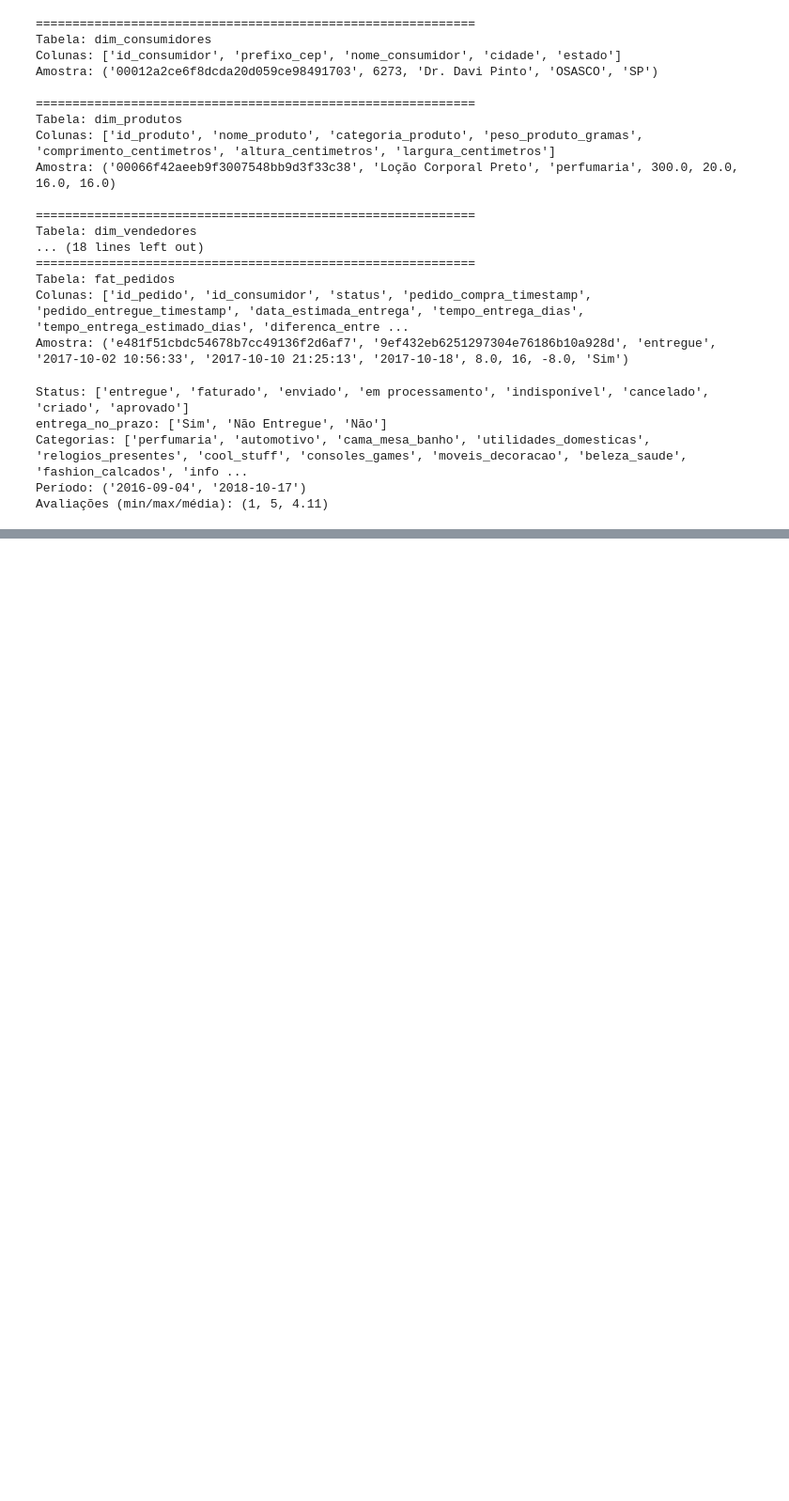
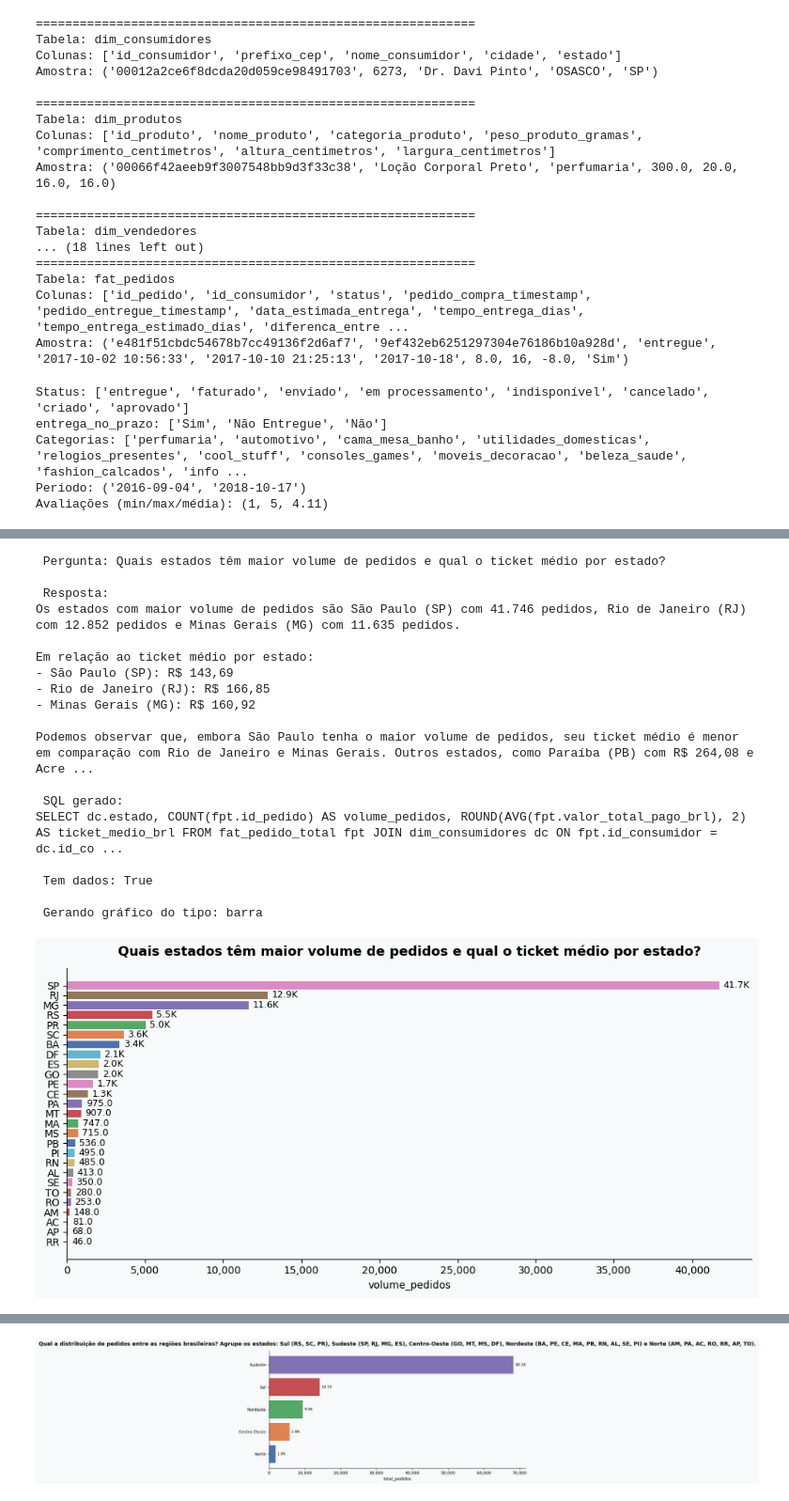
Before and after one commit to JRicLP/GenAI_Ecommerce-Agent, a Jupyter notebook: notebook.ipynb, the cells around one changed output, grey strips where cells are left out. Shown at 94% size. Saved outputs shown, nothing was run; the diff lists cells and outputs as text; code cells hidden in the pictures; blank space fills up the shorter version.

```diff
--- a/notebook.ipynb
+++ b/notebook.ipynb
@@ -125,0 +521,36 @@ Pedidos sem consumidor correspondente: 0
+# %%
+# 4 - Análise de consumidores:
+
+# Consulta 1:
+exibir_resposta('Quais estados têm maior volume de pedidos e qual o ticket médio por estado?')
+
+# Consulta 2:
+exibir_resposta('Quais estados têm maior atraso médio nas entregas para os consumidores?')
+
+# Consulta 3:
+exibir_resposta(
+    'Qual a distribuição de pedidos entre as regiões brasileiras? '
+    'Agrupe os estados: Sul (RS, SC, PR), Sudeste (SP, RJ, MG, ES), '
+    'Centro-Oeste (GO, MT, MS, DF), Nordeste (BA, PE, CE, MA, PB, RN, AL, SE, PI) '
+    'e Norte (AM, PA, AC, RO, RR, AP, TO).'
+)
+# %% [output]
+ Pergunta: Quais estados têm maior volume de pedidos e qual o ticket médio por estado?
+
+ Resposta:
+Os estados com maior volume de pedidos são São Paulo (SP) com 41.746 pedidos, Rio de Janeiro (RJ) com 12.852 pedidos e Minas Gerais (MG) com 11.635 pedidos.
+
+Em relação ao ticket médio por estado:
+- São Paulo (SP): R$ 143,69
+- Rio de Janeiro (RJ): R$ 166,85
+- Minas Gerais (MG): R$ 160,92
+
+Podemos observar que, embora São Paulo tenha o maior volume de pedidos, seu ticket médio é menor em comparação com Rio de Janeiro e Minas Gerais. Outros estados, como Paraíba (PB) com R$ 264,08 e Acre ...
+
+ SQL gerado:
+SELECT dc.estado, COUNT(fpt.id_pedido) AS volume_pedidos, ROUND(AVG(fpt.valor_total_pago_brl), 2) AS ticket_medio_brl FROM fat_pedido_total fpt JOIN dim_consumidores dc ON fpt.id_consumidor = dc.id_co ...
+
+ Tem dados: True
+
+ Gerando gráfico do tipo: barra
+[figure, added]
@@ -125,0 +597 @@ Pedidos sem consumidor correspondente: 0
+[figure, added]
```
Also changed, not shown: parts of 24 cells of this notebook.
